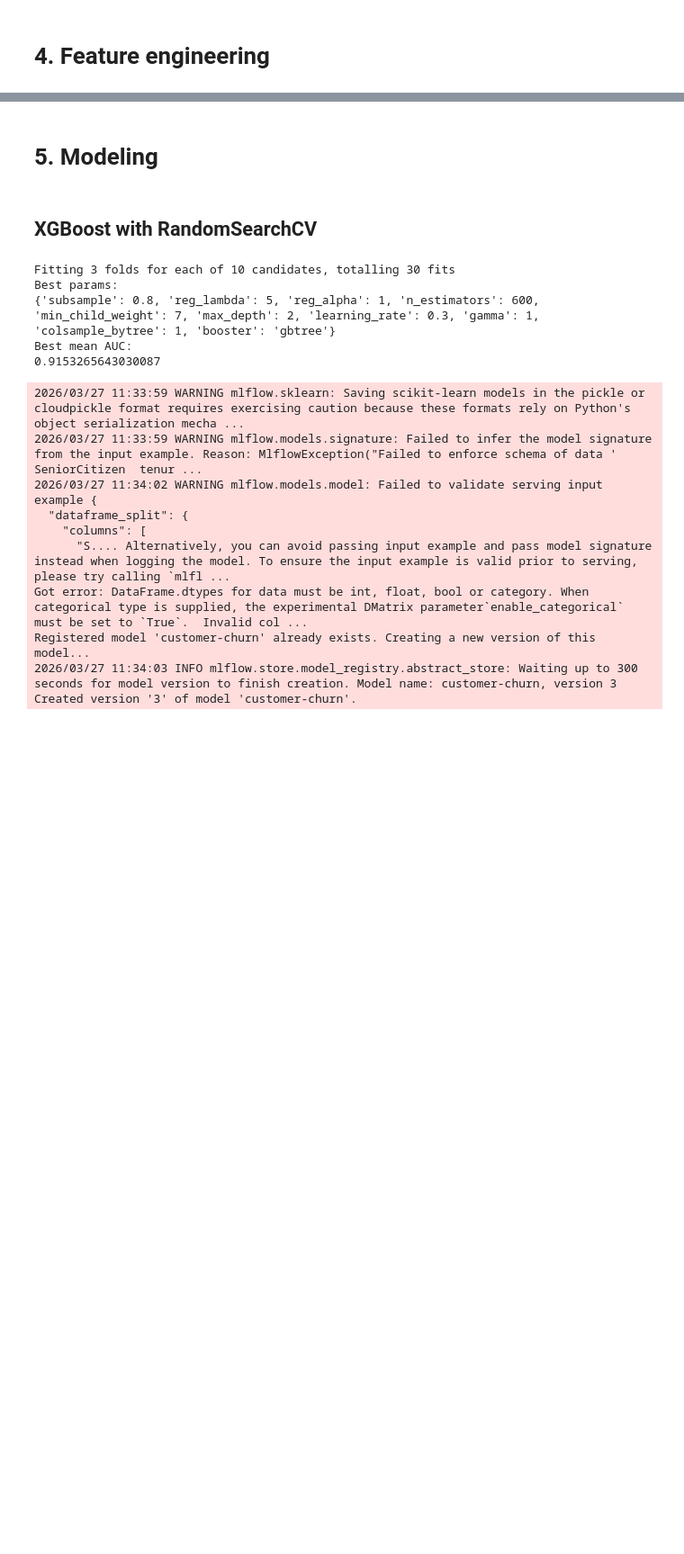
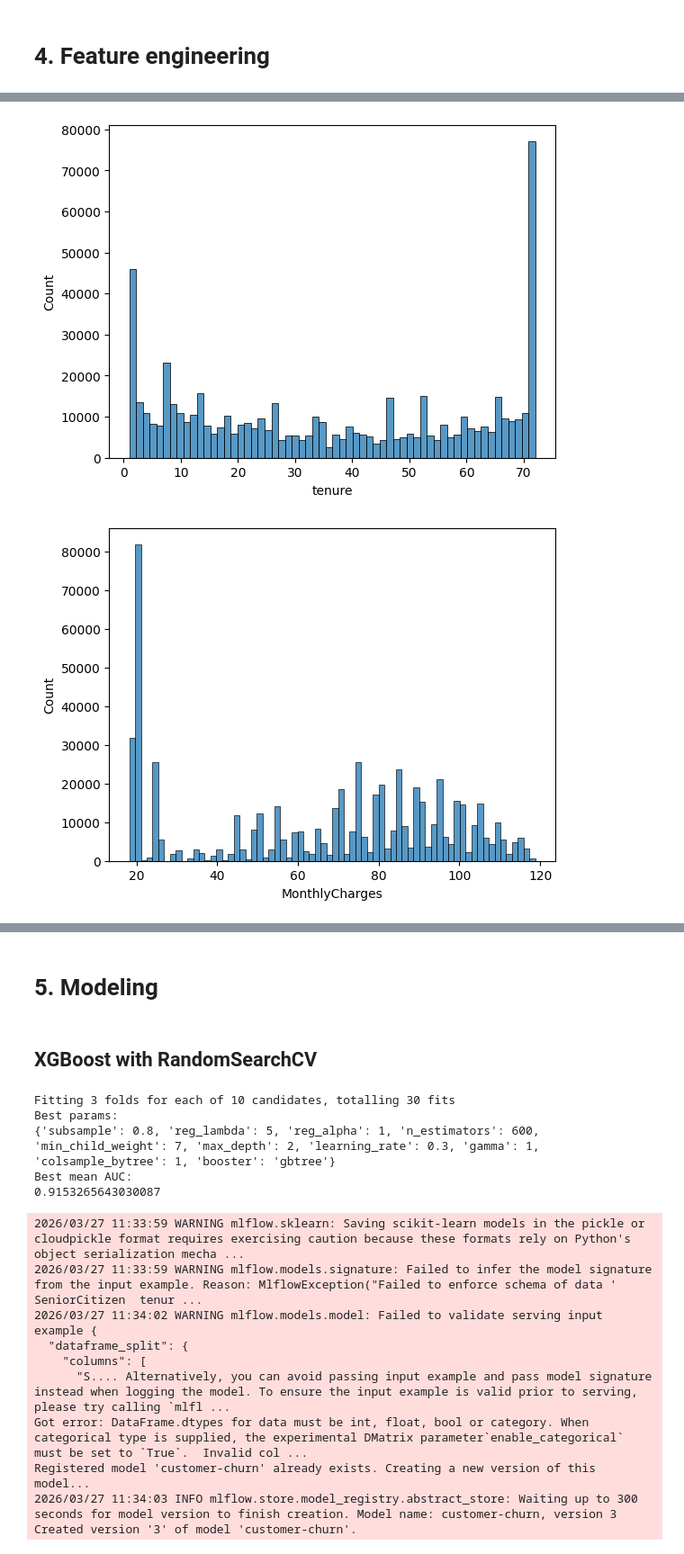
Before and after one commit to vitorliu-55/ds-ml-portfolio, a Jupyter notebook: 04-customer-churn-competition/customer_churn_tuning.ipynb, the cells around one changed output, grey strips where cells are left out. Shown at 90% size. Cells and saved outputs as stored; diff of their text form; code cells hidden in the pictures; blank space fills up the shorter version.

```diff
--- a/04-customer-churn-competition/customer_churn_tuning.ipynb
+++ b/04-customer-churn-competition/customer_churn_tuning.ipynb
@@ -31,18 +32,23 @@ df.head()
 | 3 | 3 | Female | 0 | No | No | 1 | Yes | No | ... |
 | 4 | 4 | Female | 0 | No | No | 1 | Yes | No | ... |
 5 rows × 21 columns
+# %%
+def get_num_and_cat_cols(df):
+    numeric_cols = []
+    categorical_cols = []
+
+    for col in df.columns:
+        if df[col].dtype in ['object', 'str'] or df[col].nunique() == 2:
+            categorical_cols.append(col)
+        elif df[col].dtype in ['int64', 'float64']:
+            if df[col].nunique() < 6:
+                categorical_cols.append(col)
+            else:
+                numeric_cols.append(col)
+
+    return (numeric_cols, categorical_cols)
 # %%
-numeric_cols = []
-categorical_cols = []
-
-for col in df.columns:
-    if df[col].dtype in ['object', 'str'] or df[col].nunique() == 2:
-        categorical_cols.append(col)
-    elif df[col].dtype in ['int64', 'float64']:
-        if df[col].nunique() < 6:
-            categorical_cols.append(col)
-        else:
-            numeric_cols.append(col)
+numeric_cols, categorical_cols = get_num_and_cat_cols(df)
 
 print(f"Numeric Columns: {numeric_cols}")
 print(f"Categorical Columns: {categorical_cols}")
@@ -101,0 +71,7 @@ X_train.iloc[[0]]
+# %%
+for col in numeric_cols_:
+    sns.histplot(df_features, x=col)
+    plt.show()
+# %% [output]
+[figure, added]
+[figure, added]
```
Also changed, not shown: parts of 22 cells of this notebook.
